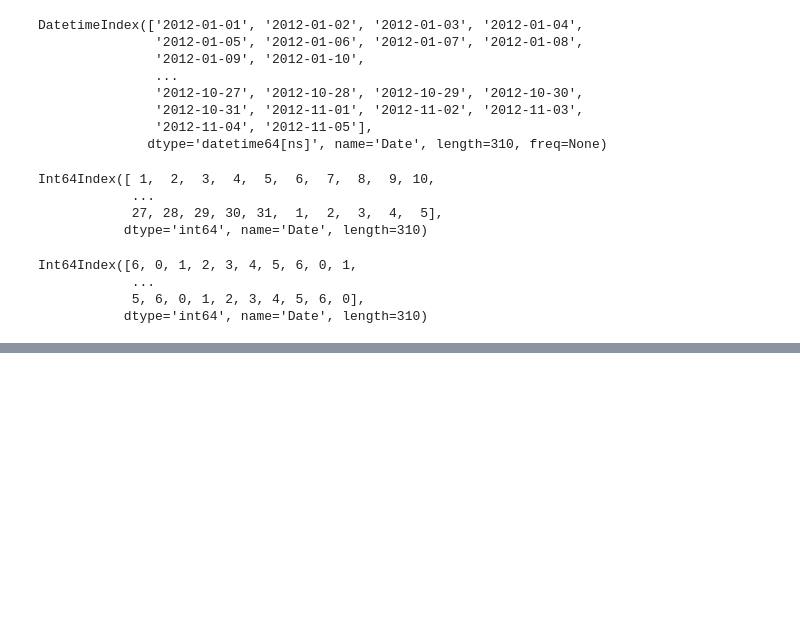
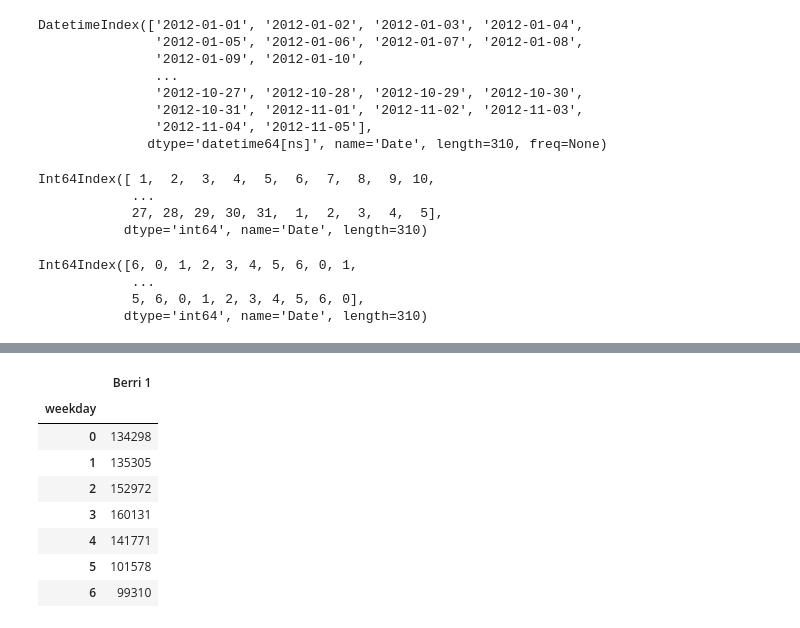
Before and after one commit to EkaterinaZernyukova/data_analysis, a Jupyter notebook: jupyter_notebook/bikes_second.ipynb, the cells around one changed output, grey strips where cells are left out. Drawn from its saved outputs; the diff is of its cells as text; code cells hidden in the pictures; blank space fills up the shorter version.

```diff
--- a/jupyter_notebook/bikes_second.ipynb
+++ b/jupyter_notebook/bikes_second.ipynb
@@ -60,0 +73,13 @@ Int64Index([6, 0, 1, 2, 3, 4, 5, 6, 0, 1,
+# %%
+weekday_counts=berri.groupby("weekday").aggregate(sum)
+weekday_counts
+# %% [output]
+|  | Berri 1 |
+| weekday |  |
+| 0 | 134298 |
+| 1 | 135305 |
+| 2 | 152972 |
+| 3 | 160131 |
+| 4 | 141771 |
+| 5 | 101578 |
+| 6 | 99310 |
```
Also changed, not shown: parts of 4 cells of this notebook.
